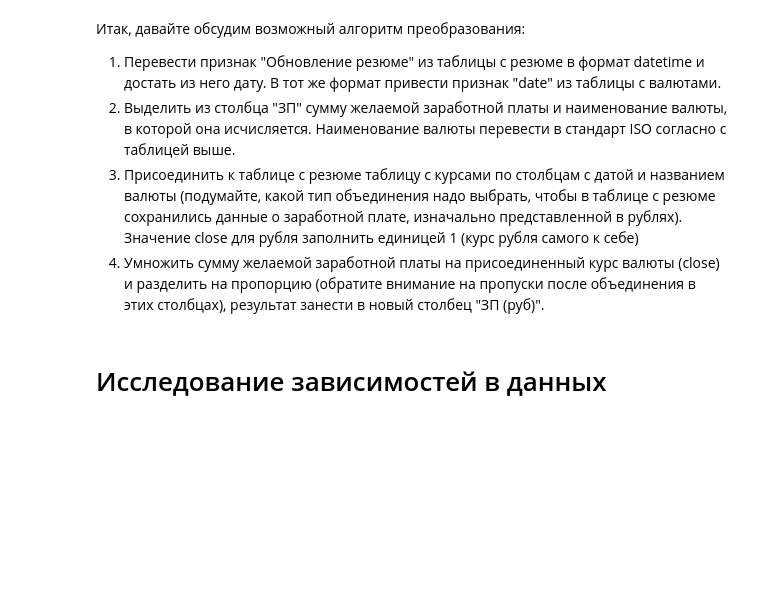
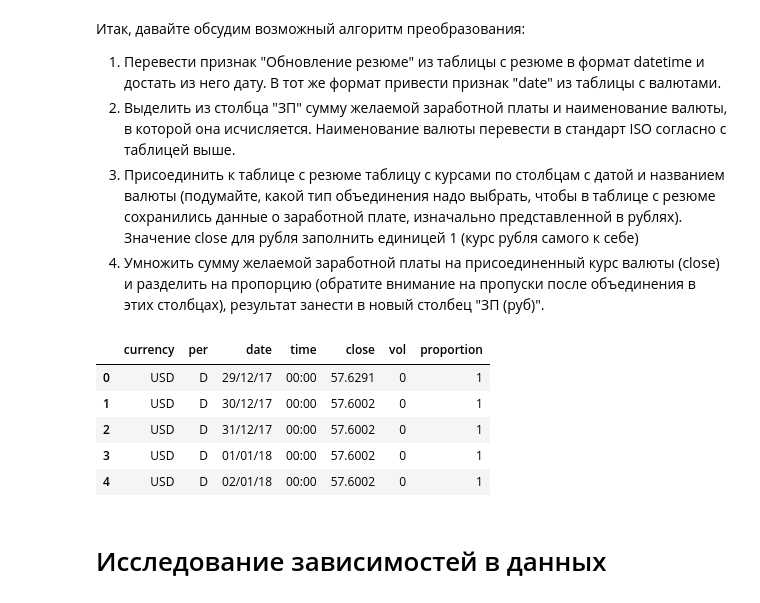
Before and after one commit to AndreiDS63/sf_data_science, a Jupyter notebook: project-1 HH/Ноутбук-шаблон Project 1.ipynb, the cells around one changed output. Saved outputs shown, nothing was run; the diff lists cells and outputs as text; code cells hidden in the pictures; blank space fills up the shorter version.

Commit message:
data transformation is done

```diff
--- a/project-1 HH/Ноутбук-шаблон Project 1.ipynb
+++ b/project-1 HH/Ноутбук-шаблон Project 1.ipynb
@@ -400,4 +496,12 @@ df = df.drop(['Город, переезд, командировки'], axis=1)
 3. Присоединить к таблице с резюме таблицу с курсами по столбцам с датой и названием валюты (подумайте, какой тип объединения надо выбрать, чтобы в таблице с резюме сохранились данные о заработной плате, изначально представленной в рублях). Значение close для рубля заполнить единицей 1 (курс рубля самого к себе)
 4. Умножить сумму желаемой заработной платы на присоединенный курс валюты (close) и разделить на пропорцию (обратите внимание на пропуски после объединения в этих столбцах), результат занести в новый столбец "ЗП (руб)".
 # %%
-#ваш код здесь
+# подгружаем датафрейм с курсом валют
+df_curr = pd.read_csv('data/ExchangeRates.csv')
+# %% [output]
+|  | currency | per | date | time | close | vol | proportion |
+| 0 | USD | D | 29/12/17 | 00:00 | 57.6291 | 0 | 1 |
+| 1 | USD | D | 30/12/17 | 00:00 | 57.6002 | 0 | 1 |
+| 2 | USD | D | 31/12/17 | 00:00 | 57.6002 | 0 | 1 |
+| 3 | USD | D | 01/01/18 | 00:00 | 57.6002 | 0 | 1 |
+| 4 | USD | D | 02/01/18 | 00:00 | 57.6002 | 0 | 1 |
```
Also changed, not shown: parts of 4 cells of this notebook.
